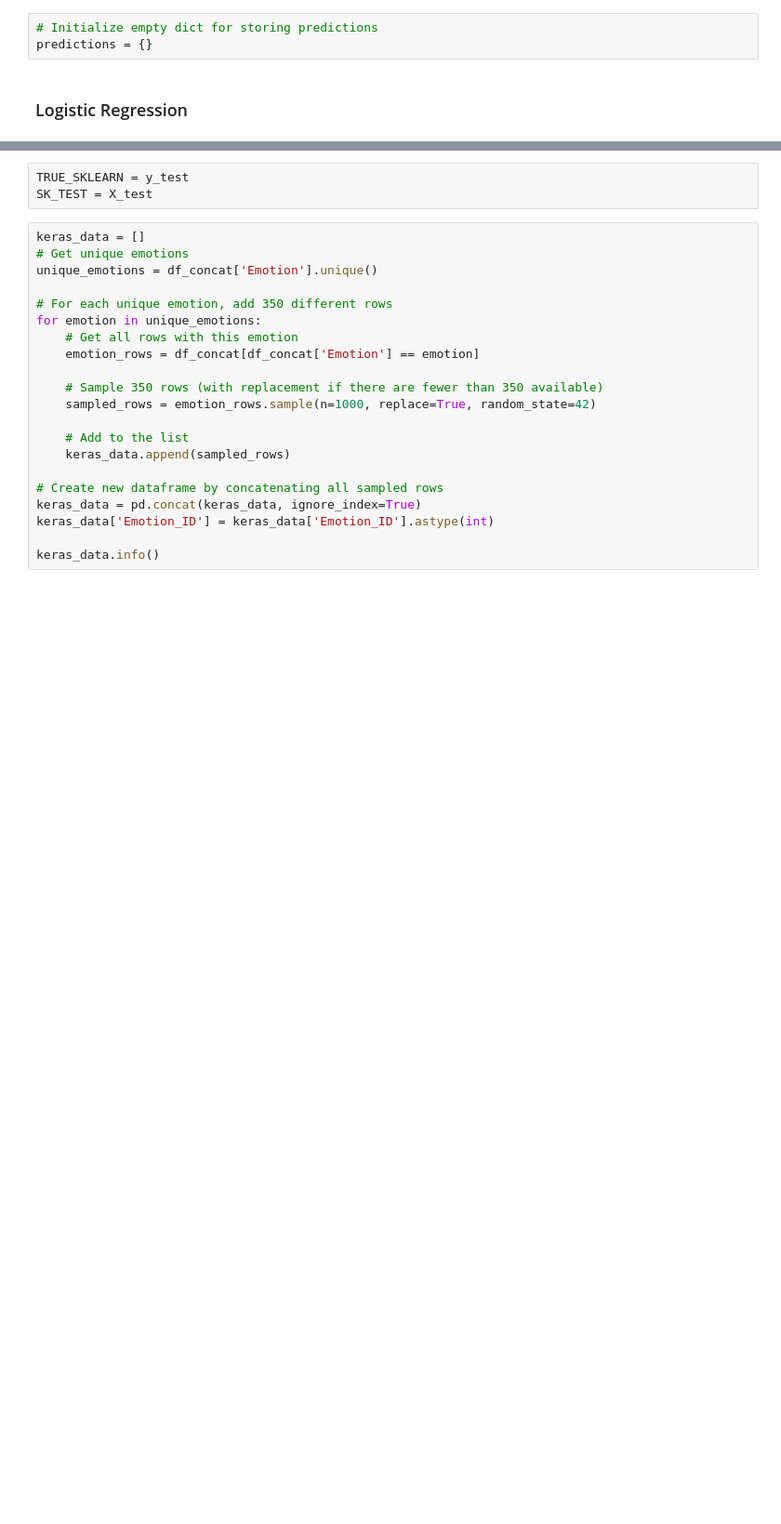
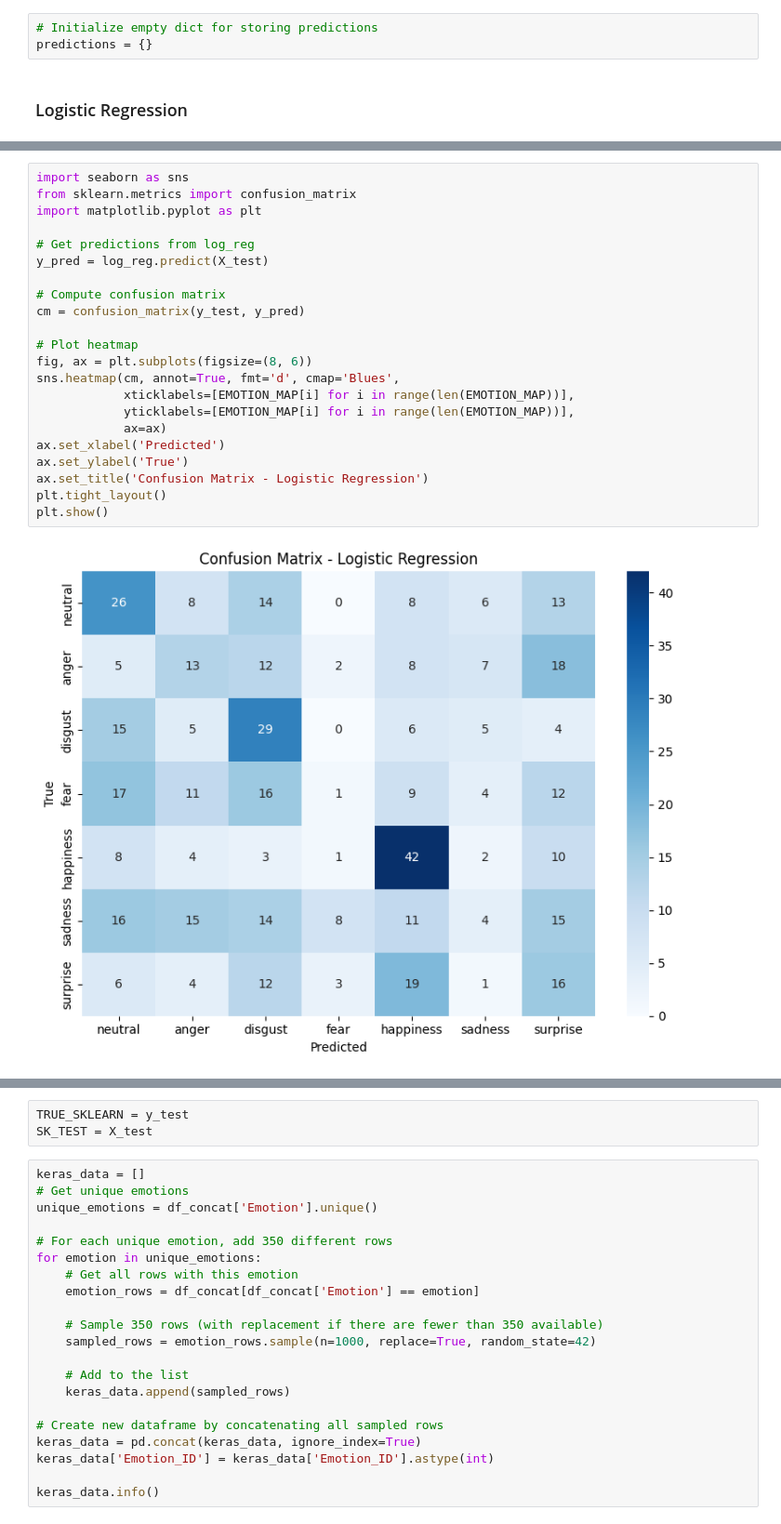
Before and after one commit to dafaqboomduck/nlp-project, a Jupyter notebook: Notebooks/Model-Iterations.ipynb, the cells around one changed output, grey strips where cells are left out. Shown at 93% size. Saved outputs shown, nothing was run; the diff lists cells and outputs as text; blank space fills up the shorter version.

Commit message:
Add error analysis for models, update requirements
Make error analysis on models and add modules for visualizations

```diff
--- a/Notebooks/Model-Iterations.ipynb
+++ b/Notebooks/Model-Iterations.ipynb
@@ -175,3 +175,27 @@ weighted avg      0.225     0.250     0.224       488
+# %%
+import seaborn as sns
+from sklearn.metrics import confusion_matrix
+import matplotlib.pyplot as plt
+
+# Get predictions from log_reg
+y_pred = log_reg.predict(X_test)
+
+# Compute confusion matrix
+cm = confusion_matrix(y_test, y_pred)
+
+# Plot heatmap
+fig, ax = plt.subplots(figsize=(8, 6))
+sns.heatmap(cm, annot=True, fmt='d', cmap='Blues',
+            xticklabels=[EMOTION_MAP[i] for i in range(len(EMOTION_MAP))],
+            yticklabels=[EMOTION_MAP[i] for i in range(len(EMOTION_MAP))],
+            ax=ax)
+ax.set_xlabel('Predicted')
+ax.set_ylabel('True')
+ax.set_title('Confusion Matrix - Logistic Regression')
+plt.tight_layout()
+plt.show()
+# %% [output]
+[figure, added]
 # %%
 from sklearn.naive_bayes import GaussianNB
 
```
Also changed, not shown: parts of 16 cells of this notebook, 1 other file.
